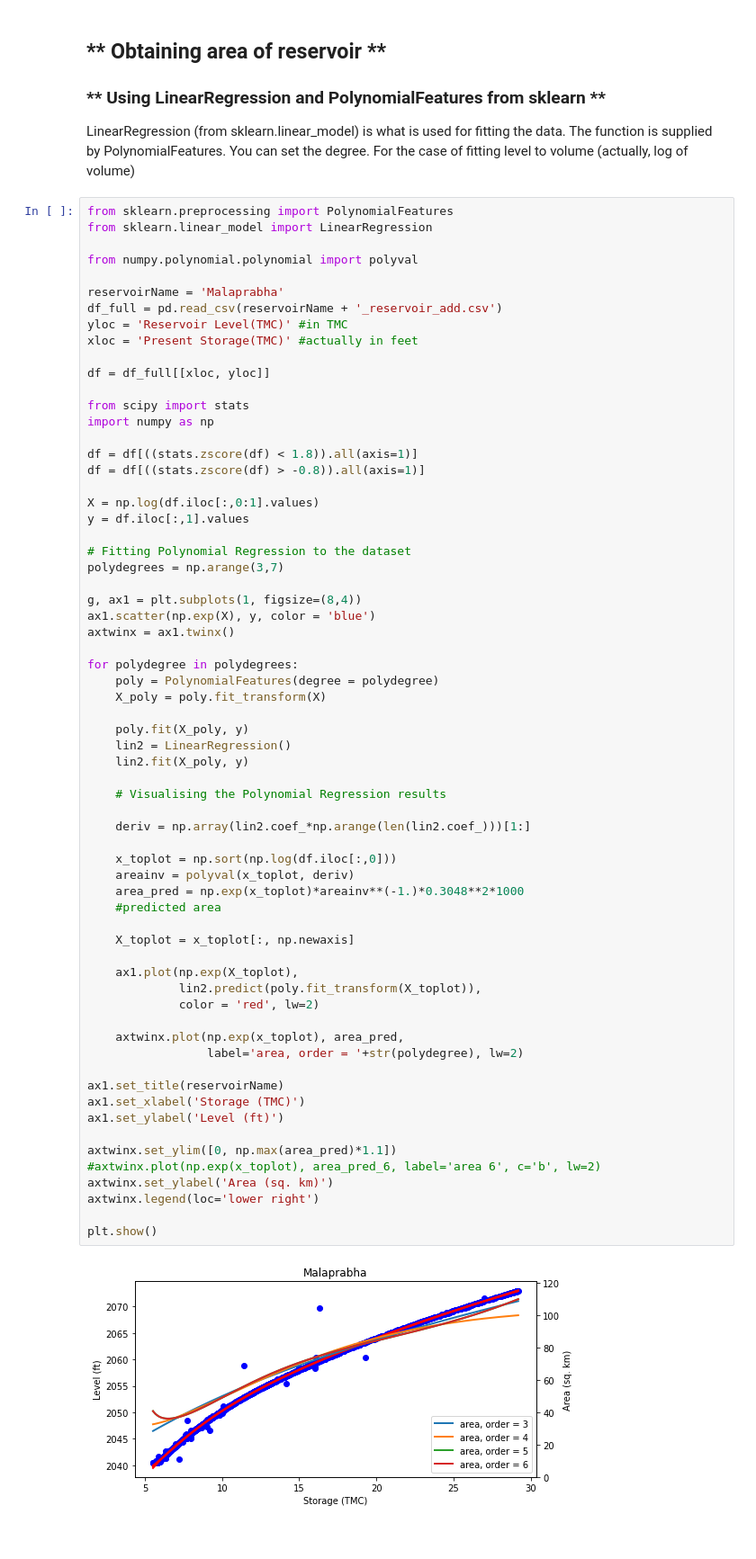
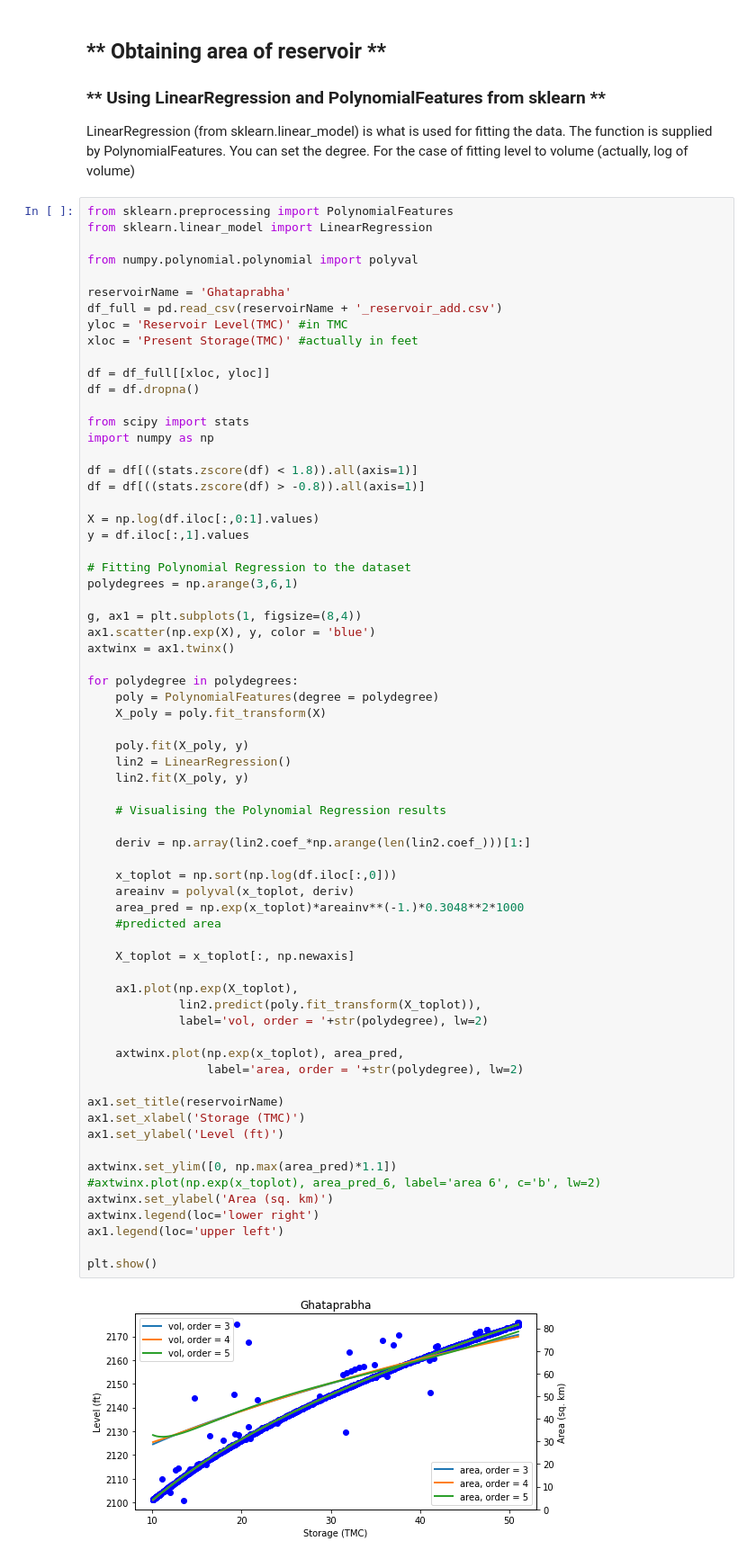
Before and after one commit to arvindnswamy/WorldWaterReservoirs, a Jupyter notebook: AccessingReservoirLevelsInKarnataka.ipynb, the cells around one changed output. Shown at 90% size. Saved outputs shown, nothing was run; the diff lists cells and outputs as text.

```diff
--- a/AccessingReservoirLevelsInKarnataka.ipynb
+++ b/AccessingReservoirLevelsInKarnataka.ipynb
@@ -184,12 +184,13 @@ from sklearn.linear_model import LinearRegression
 
 from numpy.polynomial.polynomial import polyval
 
-reservoirName = 'Malaprabha'
+reservoirName = 'Ghataprabha'
 df_full = pd.read_csv(reservoirName + '_reservoir_add.csv')
 yloc = 'Reservoir Level(TMC)' #in TMC
 xloc = 'Present Storage(TMC)' #actually in feet
 
 df = df_full[[xloc, yloc]]
+df = df.dropna()
 
 from scipy import stats
 import numpy as np
@@ -201,7 +202,7 @@ X = np.log(df.iloc[:,0:1].values)
 y = df.iloc[:,1].values
 
 # Fitting Polynomial Regression to the dataset
-polydegrees = np.arange(3,7)
+polydegrees = np.arange(3,6,1)
 
 g, ax1 = plt.subplots(1, figsize=(8,4))
 ax1.scatter(np.exp(X), y, color = 'blue')
@@ -216,32 +217,33 @@ for polydegree in polydegrees:
     lin2.fit(X_poly, y)
 
     # Visualising the Polynomial Regression results
 
     deriv = np.array(lin2.coef_*np.arange(len(lin2.coef_)))[1:]
 
     x_toplot = np.sort(np.log(df.iloc[:,0]))
     areainv = polyval(x_toplot, deriv)
     area_pred = np.exp(x_toplot)*areainv**(-1.)*0.3048**2*1000
     #predicted area
 
     X_toplot = x_toplot[:, np.newaxis]
 
     ax1.plot(np.exp(X_toplot),
              lin2.predict(poly.fit_transform(X_toplot)),
-             color = 'red', lw=2)
+             label='vol, order = '+str(polydegree), lw=2)
 
     axtwinx.plot(np.exp(x_toplot), area_pred,
                  label='area, order = '+str(polydegree), lw=2)
 
 ax1.set_title(reservoirName)
 ax1.set_xlabel('Storage (TMC)')
 ax1.set_ylabel('Level (ft)')
 
 axtwinx.set_ylim([0, np.max(area_pred)*1.1])
 #axtwinx.plot(np.exp(x_toplot), area_pred_6, label='area 6', c='b', lw=2)
 axtwinx.set_ylabel('Area (sq. km)')
 axtwinx.legend(loc='lower right')
+ax1.legend(loc='upper left')
 
 plt.show()
 # %% [output]
-[figure, old version]
+[figure, new version]
```
Also changed, not shown: parts of 1 cell of this notebook, 1 other file.
